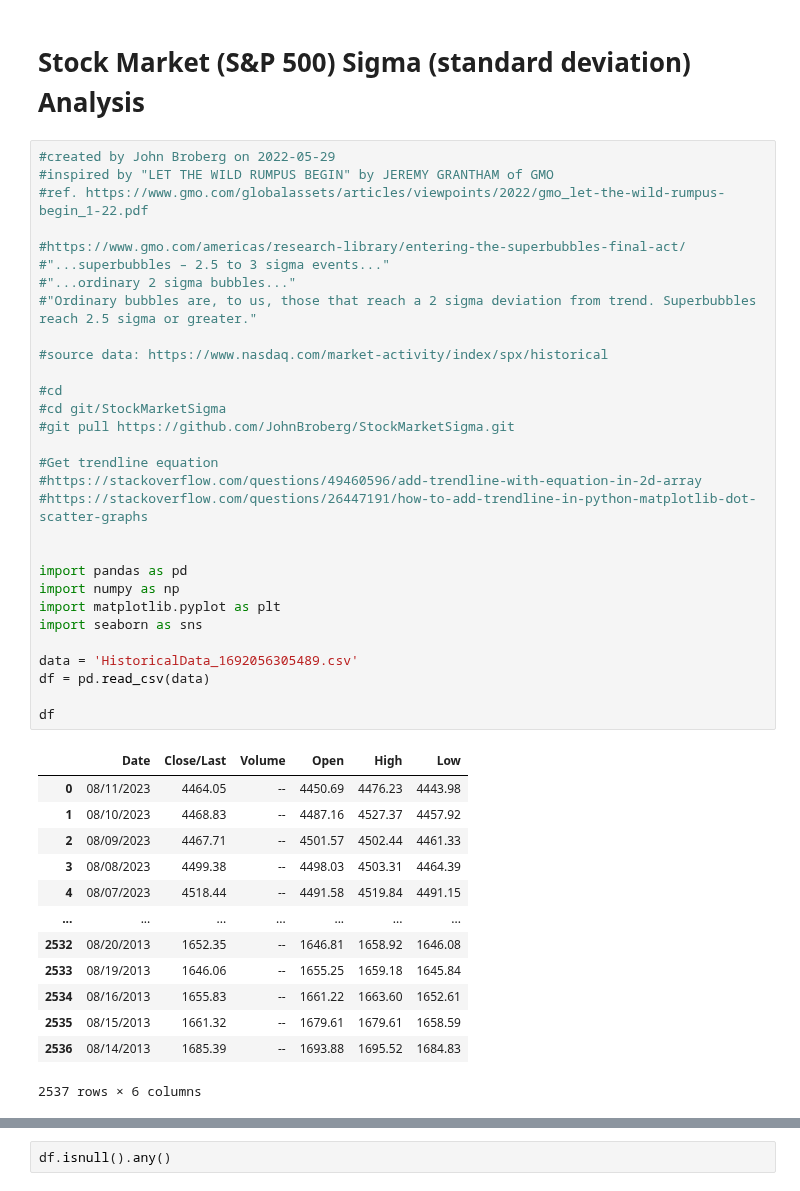
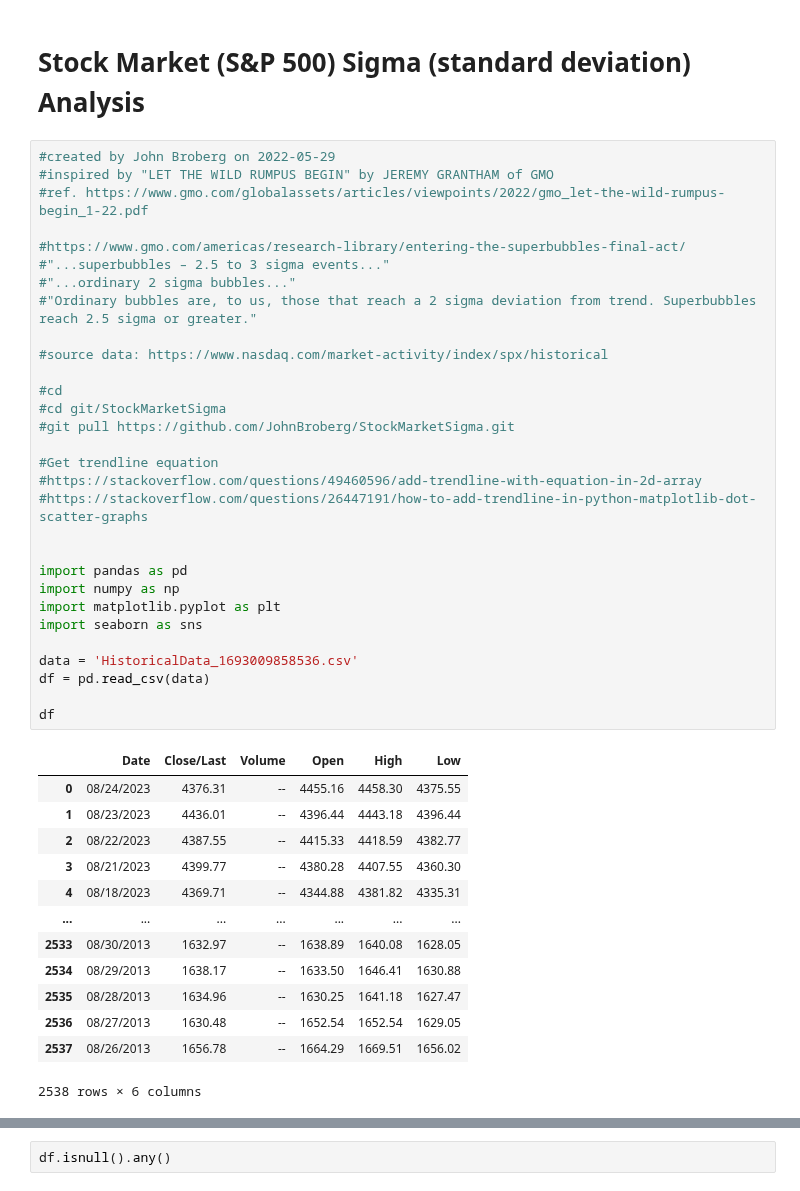
Before and after one commit to JohnBroberg/StockMarketSigma, a Jupyter notebook: StockMarketSigma.ipynb, the cells around one changed output, grey strips where cells are left out. Drawn from its saved outputs; the diff is of its cells as text.

```diff
--- a/StockMarketSigma.ipynb
+++ b/StockMarketSigma.ipynb
@@ -4,46 +4,46 @@
 #created by John Broberg on 2022-05-29
 #inspired by "LET THE WILD RUMPUS BEGIN" by JEREMY GRANTHAM of GMO
 #ref. https://www.gmo.com/globalassets/articles/viewpoints/2022/gmo_let-the-wild-rumpus-begin_1-22.pdf
 
 #https://www.gmo.com/americas/research-library/entering-the-superbubbles-final-act/
 #"...superbubbles – 2.5 to 3 sigma events..."
 #"...ordinary 2 sigma bubbles..."
 #"Ordinary bubbles are, to us, those that reach a 2 sigma deviation from trend. Superbubbles reach 2.5 sigma or greater."
 
 #source data: https://www.nasdaq.com/market-activity/index/spx/historical
 
 #cd
 #cd git/StockMarketSigma
 #git pull https://github.com/JohnBroberg/StockMarketSigma.git
 
 #Get trendline equation
 #https://stackoverflow.com/questions/49460596/add-trendline-with-equation-in-2d-array
 #https://stackoverflow.com/questions/26447191/how-to-add-trendline-in-python-matplotlib-dot-scatter-graphs
 
 
 import pandas as pd
 import numpy as np
 import matplotlib.pyplot as plt
 import seaborn as sns
 
-data = 'HistoricalData_1692056305489.csv'
+data = 'HistoricalData_1693009858536.csv'
 df = pd.read_csv(data)
 
 df
 # %% [output]
 |  | Date | Close/Last | Volume | Open | High | Low |
-| 0 | 08/11/2023 | 4464.05 | -- | 4450.69 | 4476.23 | 4443.98 |
-| 1 | 08/10/2023 | 4468.83 | -- | 4487.16 | 4527.37 | 4457.92 |
-| 2 | 08/09/2023 | 4467.71 | -- | 4501.57 | 4502.44 | 4461.33 |
-| 3 | 08/08/2023 | 4499.38 | -- | 4498.03 | 4503.31 | 4464.39 |
-| 4 | 08/07/2023 | 4518.44 | -- | 4491.58 | 4519.84 | 4491.15 |
+| 0 | 08/24/2023 | 4376.31 | -- | 4455.16 | 4458.30 | 4375.55 |
+| 1 | 08/23/2023 | 4436.01 | -- | 4396.44 | 4443.18 | 4396.44 |
+| 2 | 08/22/2023 | 4387.55 | -- | 4415.33 | 4418.59 | 4382.77 |
+| 3 | 08/21/2023 | 4399.77 | -- | 4380.28 | 4407.55 | 4360.30 |
+| 4 | 08/18/2023 | 4369.71 | -- | 4344.88 | 4381.82 | 4335.31 |
 | ... | ... | ... | ... | ... | ... | ... |
-| 2532 | 08/20/2013 | 1652.35 | -- | 1646.81 | 1658.92 | 1646.08 |
-| 2533 | 08/19/2013 | 1646.06 | -- | 1655.25 | 1659.18 | 1645.84 |
-| 2534 | 08/16/2013 | 1655.83 | -- | 1661.22 | 1663.60 | 1652.61 |
-| 2535 | 08/15/2013 | 1661.32 | -- | 1679.61 | 1679.61 | 1658.59 |
-| 2536 | 08/14/2013 | 1685.39 | -- | 1693.88 | 1695.52 | 1684.83 |
+| 2533 | 08/30/2013 | 1632.97 | -- | 1638.89 | 1640.08 | 1628.05 |
+| 2534 | 08/29/2013 | 1638.17 | -- | 1633.50 | 1646.41 | 1630.88 |
+| 2535 | 08/28/2013 | 1634.96 | -- | 1630.25 | 1641.18 | 1627.47 |
+| 2536 | 08/27/2013 | 1630.48 | -- | 1652.54 | 1652.54 | 1629.05 |
+| 2537 | 08/26/2013 | 1656.78 | -- | 1664.29 | 1669.51 | 1656.02 |
-2537 rows × 6 columns
+2538 rows × 6 columns
 # %%
 df.describe()
 # %% [output]
```
Also changed, not shown: parts of 15 cells of this notebook, 2 other files.
